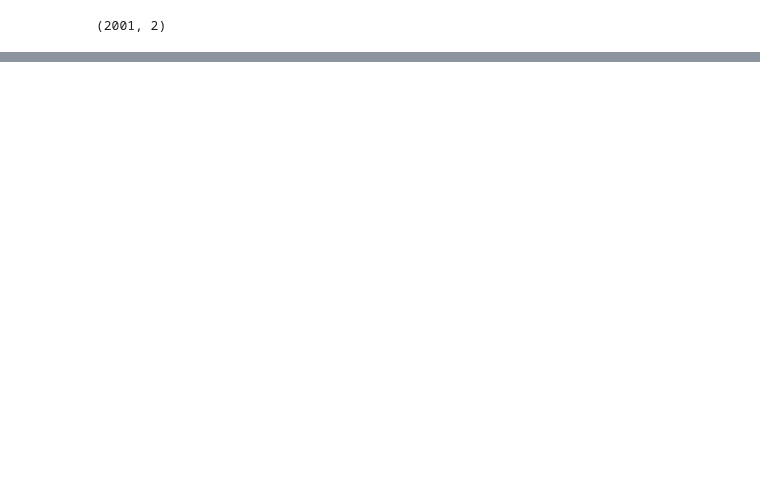
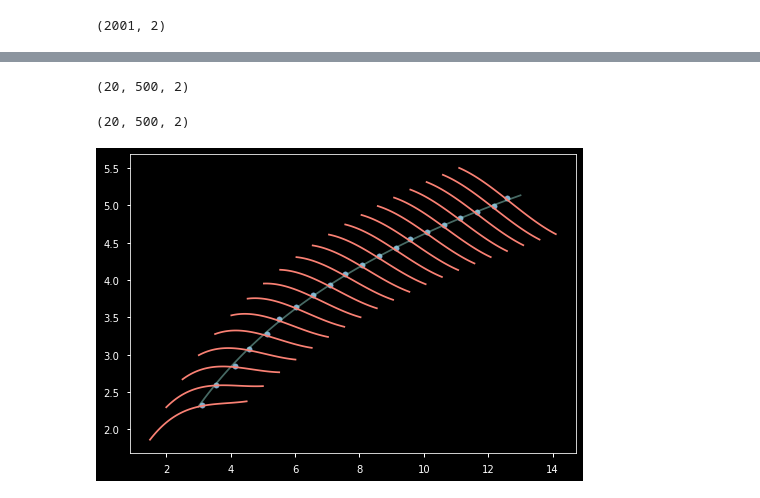
Before and after one commit to przemyslaw-zielinski/sf_nets, a Jupyter notebook: notebooks/test_2d.ipynb, the cells around one changed output, grey strips where cells are left out. Cells and saved outputs as stored; diff of their text form; code cells hidden in the pictures; blank space fills up the shorter version.

```diff
--- a/notebooks/test_2d.ipynb
+++ b/notebooks/test_2d.ipynb
@@ -86,0 +121,2 @@ for u0 in u[::5]:
+# %%
+Fou_fibers = em.solve(sde_Fou, ends, (0, 100), dt)
@@ -86,0 +127,13 @@ for u0 in u[::5]:
+# %%
+fig, axs = plt.subplots(nrows=3, figsize=(6,12), sharex=True)
+
+for n, ax in enumerate(axs):
+
+    ax.plot(*spine, alpha=.5)
+    for path, fib in zip(Fou_fibers.p, fibers):
+        ax.plot(*fib, color='C3')
+        stop = int(len(path)/(10**len(axs)))*10**(n+1)
+        ax.scatter(*path[:stop].T, c='C4', s=7)
+
+fig.tight_layout()
+plt.show()
@@ -86,0 +142,3 @@ for u0 in u[::5]:
+# %%
+nrep = 500
+ens0 = np.repeat(ends, nrep, axis=0)
@@ -86,0 +147,20 @@ for u0 in u[::5]:
+# %%
+ens0_rep.shape
+# %% [output]
+(20, 500, 2)
+# %%
+Fou_bursts = em.burst(sde_Fou, ens0, (0, 100), dt).reshape(len(ends), nrep, 2)
+# %%
+Fou_bursts.shape
+# %% [output]
+(20, 500, 2)
+# %%
+plt.plot(*spine, alpha=.5)
+for burst, fib in zip(Fou_bursts, fibers):
+    plt.plot(*fib, color='C3')
+    mean = np.nanmean(burst, axis=0)
+    plt.scatter(*mean.T, c='C4', s=30)
+
+plt.show()
+# %% [output]
+[figure, added]
```
Also changed, not shown: parts of 19 cells of this notebook.
